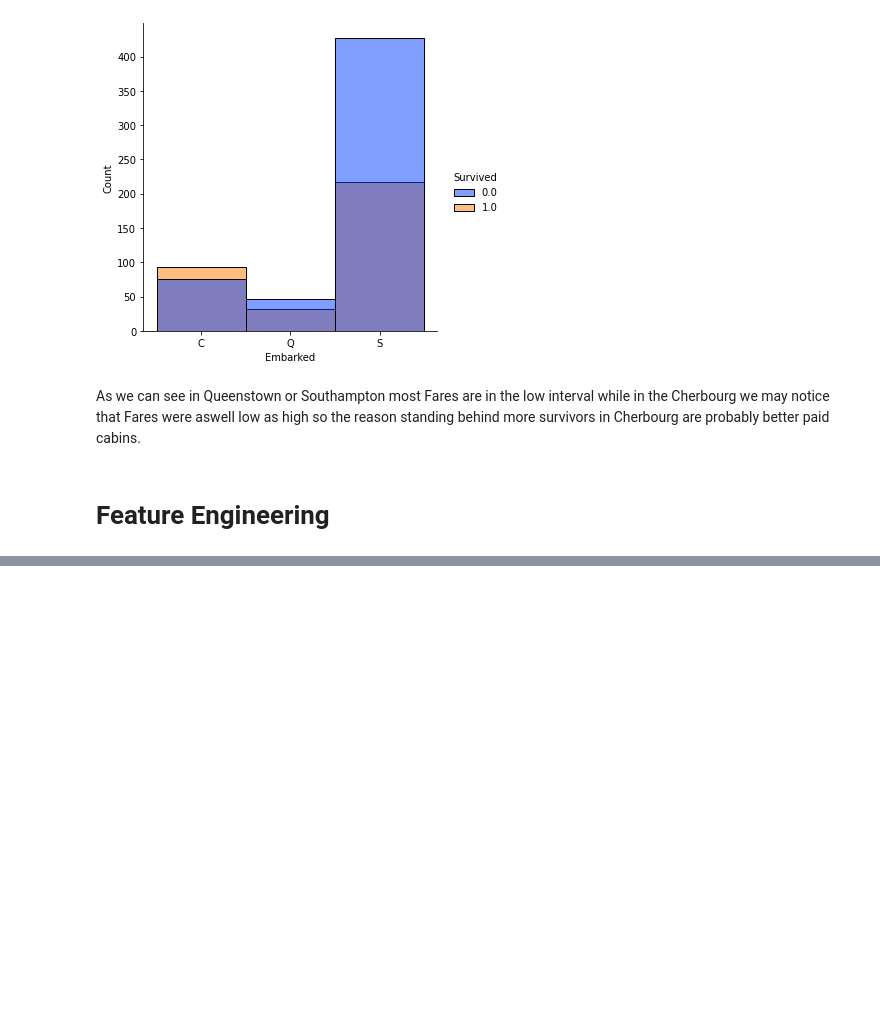
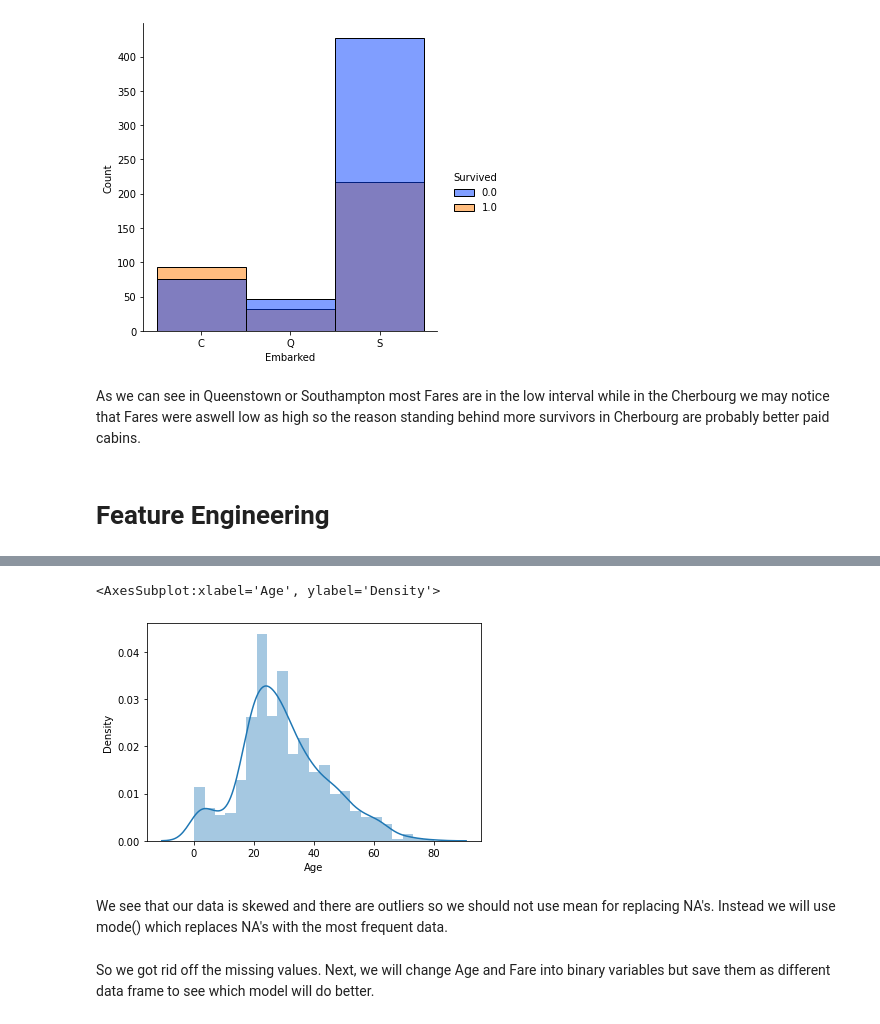
Before and after one commit to szpwski/titanic_kaggle_competition, a Jupyter notebook: Python/svm_titanic.ipynb, the cells around one changed output, grey strips where cells are left out. Cells and saved outputs as stored; diff of their text form; code cells hidden in the pictures; blank space fills up the shorter version.

Commit message:
Finished feature engineering and modelling

```diff
--- a/Python/svm_titanic.ipynb
+++ b/Python/svm_titanic.ipynb
@@ -174,0 +211,7 @@ As we can see in Queenstown or Southampton most Fares are in the low interval wh
+# %%
+sns.distplot(df1.Age)
+# %% [output]
+<AxesSubplot:xlabel='Age', ylabel='Density'>
+[figure, added]
+# %% [markdown]
+We see that our data is skewed and there are outliers so we should not use mean for replacing NA's. Instead we will use mode() which replaces NA's with the most frequent data.
@@ -174,0 +222,2 @@ As we can see in Queenstown or Southampton most Fares are in the low interval wh
+# %% [markdown]
+So we got rid off the missing values. Next, we will change Age and Fare into binary variables but save them as different data frame to see which model will do better.
```
Also changed, not shown: parts of 42 cells of this notebook.
